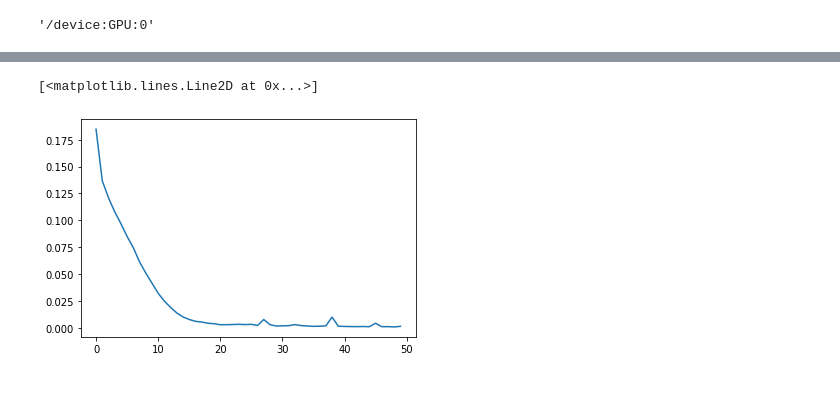
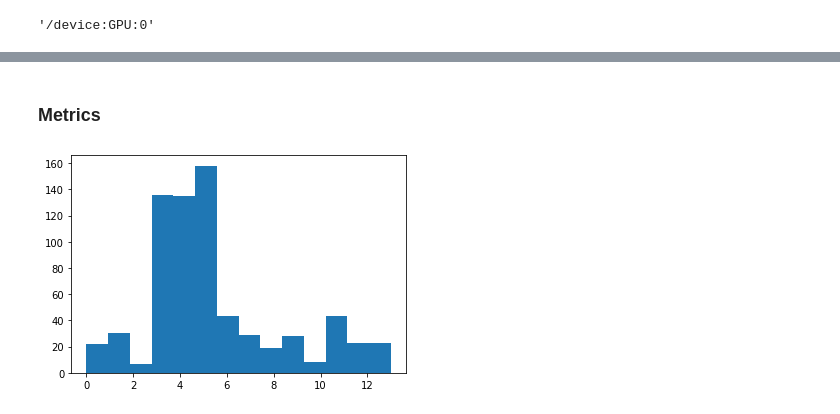
Before and after one commit to nebaraka/dissertation, a Jupyter notebook: Dissertation_GPU.ipynb, the cells around one changed output, grey strips where cells are left out. Saved outputs shown, nothing was run; the diff lists cells and outputs as text; code cells hidden in the pictures.

```diff
--- a/Dissertation_GPU.ipynb
+++ b/Dissertation_GPU.ipynb
@@ -92,12 +136,13 @@ X_train = np.array(X_train)
-# %%
-Y_train = np.array(Y_train)
 # %%
 # opt = tf.keras.optimizers.Adam(learning_rate=0.0001)
-model.compile(optimizer='adam', loss='binary_crossentropy')
+model.compile(
+    optimizer='adam',
+    loss='categorical_crossentropy',
+    metrics=['accuracy'])
 # %%
 N_EPOCHS = 100
 # %%
-summary = model.fit(X_train, Y_train,
+history = model.fit(X_train, Y_train,
                     batch_size=35,
                     epochs=N_EPOCHS,
                     validation_data=(X_test, Y_test),
@@ -123,9 +150,2 @@ Epoch 37/100
 # %%
 %tensorboard --logdir logs
-# %%
-plt.plot(summary.history['loss'])
-# %% [output]
-[<matplotlib.lines.Line2D at 0x...>]
-[figure, removed]
-# %%
-X_test = np.array(X_test)
@@ -136,4 +154,13 @@ del Y_pred
 Y_pred = model.predict(X_test)
+# %% [markdown]
+### Metrics
+# %%
+# Test objects distribution
+plt.figure()
+plt.hist(np.argmax(Y_pred, axis=1), bins=14)
+plt.show()
+# %% [output]
+[figure, added]
 # %%
 sklearn.metrics.f1_score(Y_test.argmax(axis=1), Y_pred.argmax(axis=1), average='macro')
 # %% [output]
```
Also changed, not shown: parts of 36 cells of this notebook.
